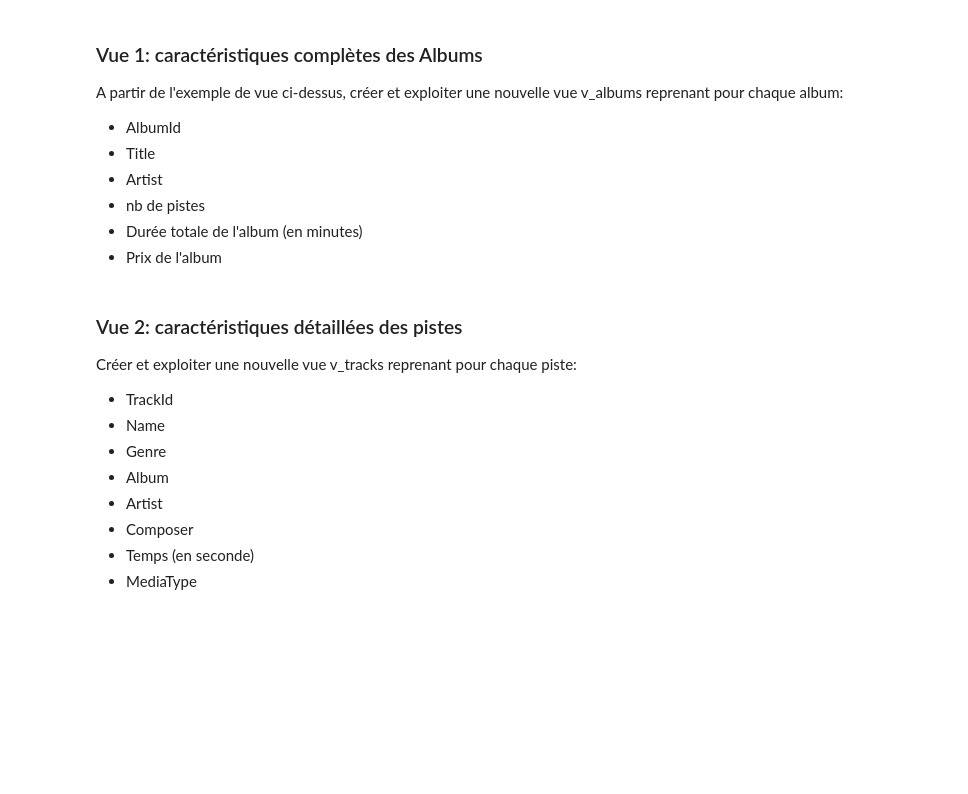
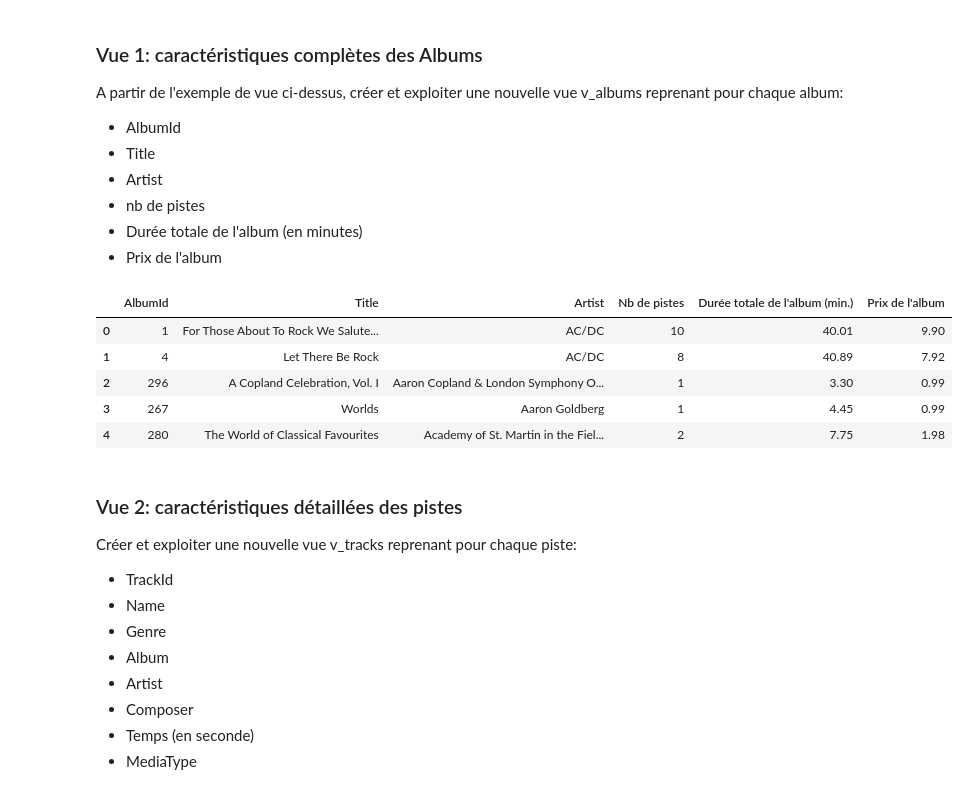
Before and after one commit to joris-devdata/digital-music-store, a Jupyter notebook: p2-vues-sql.ipynb, the cells around one changed output. Cells and saved outputs as stored; diff of their text form; code cells hidden in the pictures; blank space fills up the shorter version.

```diff
--- a/p2-vues-sql.ipynb
+++ b/p2-vues-sql.ipynb
@@ -148,3 +201,14 @@ A partir de l'exemple de vue ci-dessus, créer et exploiter une nouvelle vue v_a
+# %%
+# Utilisation de la vue v_albums
+albums = pd.read_sql_query("SELECT * FROM v_albums LIMIT 10;", conn)
+albums.head(5)
+# %% [output]
+|  | AlbumId | Title | Artist | Nb de pistes | Durée totale de l'album (min.) | Prix de l'album |
+| 0 | 1 | For Those About To Rock We Salute... | AC/DC | 10 | 40.01 | 9.90 |
+| 1 | 4 | Let There Be Rock | AC/DC | 8 | 40.89 | 7.92 |
+| 2 | 296 | A Copland Celebration, Vol. I | Aaron Copland & London Symphony O... | 1 | 3.30 | 0.99 |
+| 3 | 267 | Worlds | Aaron Goldberg | 1 | 4.45 | 0.99 |
+| 4 | 280 | The World of Classical Favourites | Academy of St. Martin in the Fiel... | 2 | 7.75 | 1.98 |
 # %% [markdown]
 ### Vue 2: caractéristiques détaillées des pistes
 Créer et exploiter une nouvelle vue v_tracks reprenant pour chaque piste:
```
Also changed, not shown: parts of 6 cells of this notebook.
